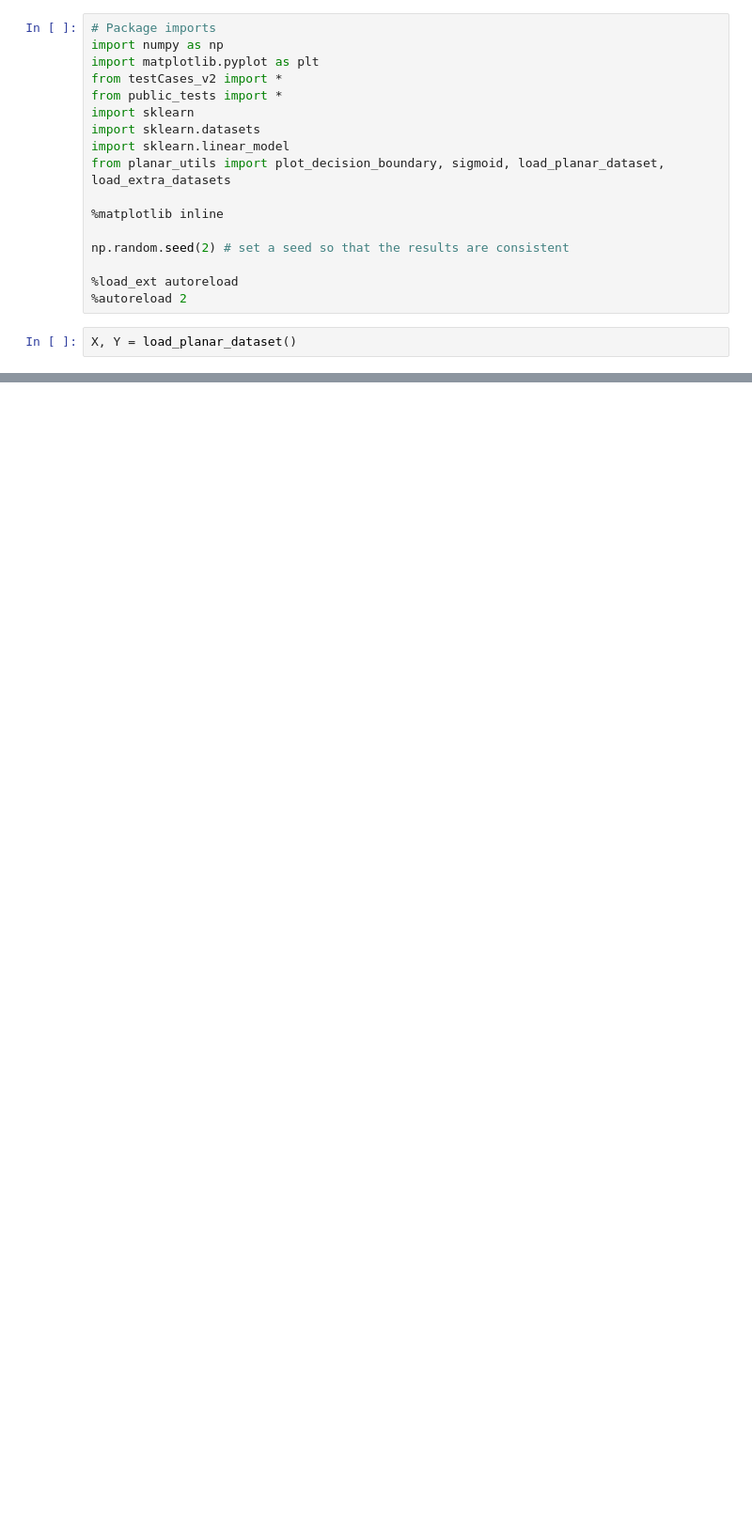
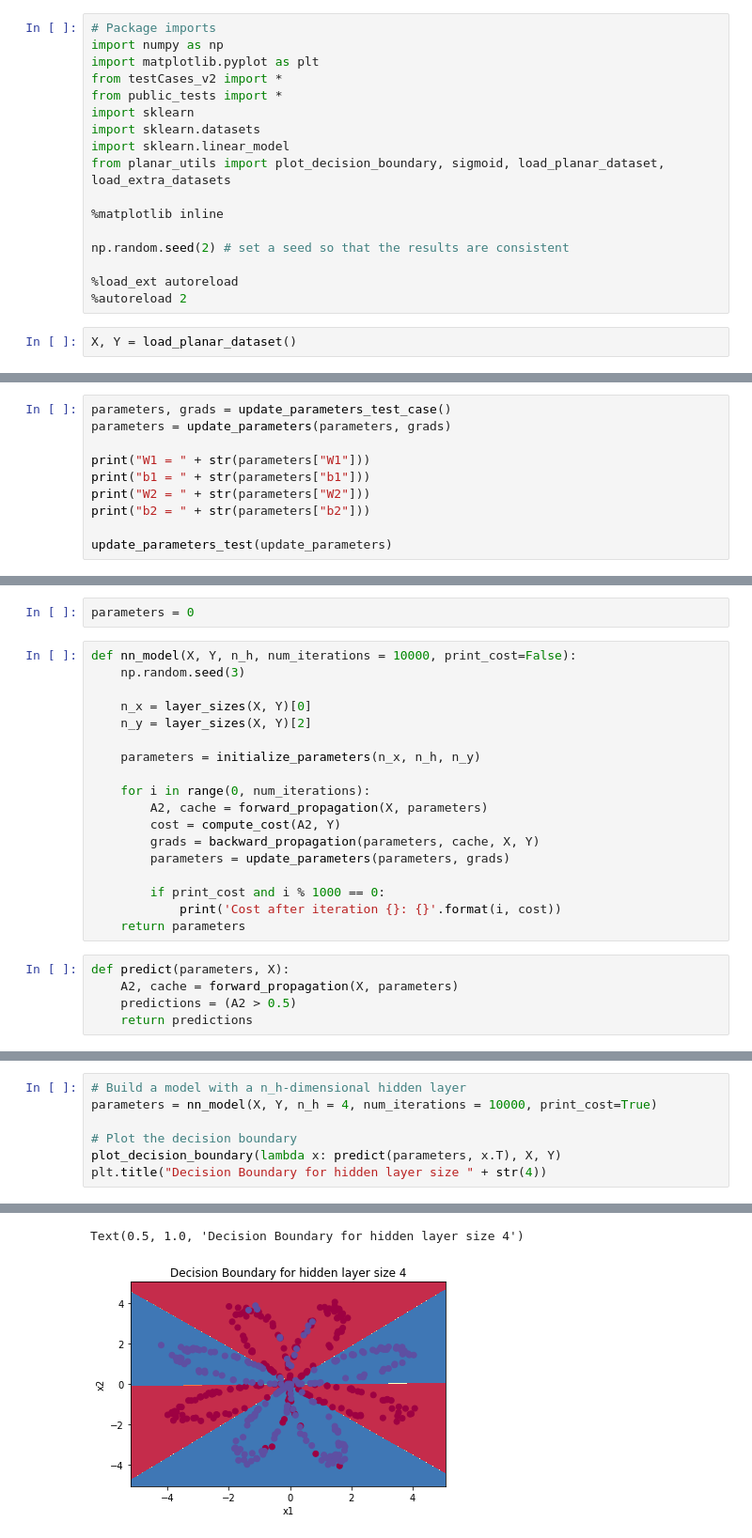
Before and after one commit to Mohsen662/Andrew_Ng_DeepLearning, a Jupyter notebook: Nueral Networks and Deep Learning/Week-03/Planer-classification-with-one-hidden-unit.ipynb, the cells around one changed output, grey strips where cells are left out. Shown: that part at 94% size. Saved outputs shown, nothing was run; the diff lists cells and outputs as text; blank space fills up the shorter version.

```diff
--- a/Nueral Networks and Deep Learning/Week-03/Planer-classification-with-one-hidden-unit.ipynb
+++ b/Nueral Networks and Deep Learning/Week-03/Planer-classification-with-one-hidden-unit.ipynb
@@ -27,0 +201,10 @@ X.shape[0]
+# %%
+parameters, grads = update_parameters_test_case()
+parameters = update_parameters(parameters, grads)
+
+print("W1 = " + str(parameters["W1"]))
+print("b1 = " + str(parameters["b1"]))
+print("W2 = " + str(parameters["W2"]))
+print("b2 = " + str(parameters["b2"]))
+
+update_parameters_test(update_parameters)
@@ -27,0 +223,25 @@ X.shape[0]
+# %%
+parameters = 0
+# %%
+def nn_model(X, Y, n_h, num_iterations = 10000, print_cost=False):
+    np.random.seed(3)
+
+    n_x = layer_sizes(X, Y)[0]
+    n_y = layer_sizes(X, Y)[2]
+
+    parameters = initialize_parameters(n_x, n_h, n_y)
+
+    for i in range(0, num_iterations):
+        A2, cache = forward_propagation(X, parameters)
+        cost = compute_cost(A2, Y)
+        grads = backward_propagation(parameters, cache, X, Y)
+        parameters = update_parameters(parameters, grads)
+
+        if print_cost and i % 1000 == 0:
+            print('Cost after iteration {}: {}'.format(i, cost))
+    return parameters
+# %%
+def predict(parameters, X):
+    A2, cache = forward_propagation(X, parameters)
+    predictions = (A2 > 0.5)
+    return predictions
@@ -27,0 +258,8 @@ X.shape[0]
+# %%
+# Build a model with a n_h-dimensional hidden layer
+parameters = nn_model(X, Y, n_h = 4, num_iterations = 10000, print_cost=True)
+
+# Plot the decision boundary
+plot_decision_boundary(lambda x: predict(parameters, x.T), X, Y)
+plt.title("Decision Boundary for hidden layer size " + str(4))
+# %% [output]
@@ -27,0 +276,2 @@ X.shape[0]
+Text(0.5, 1.0, 'Decision Boundary for hidden layer size 4')
+[figure, added]
```
Also changed, not shown: parts of 23 cells of this notebook.
